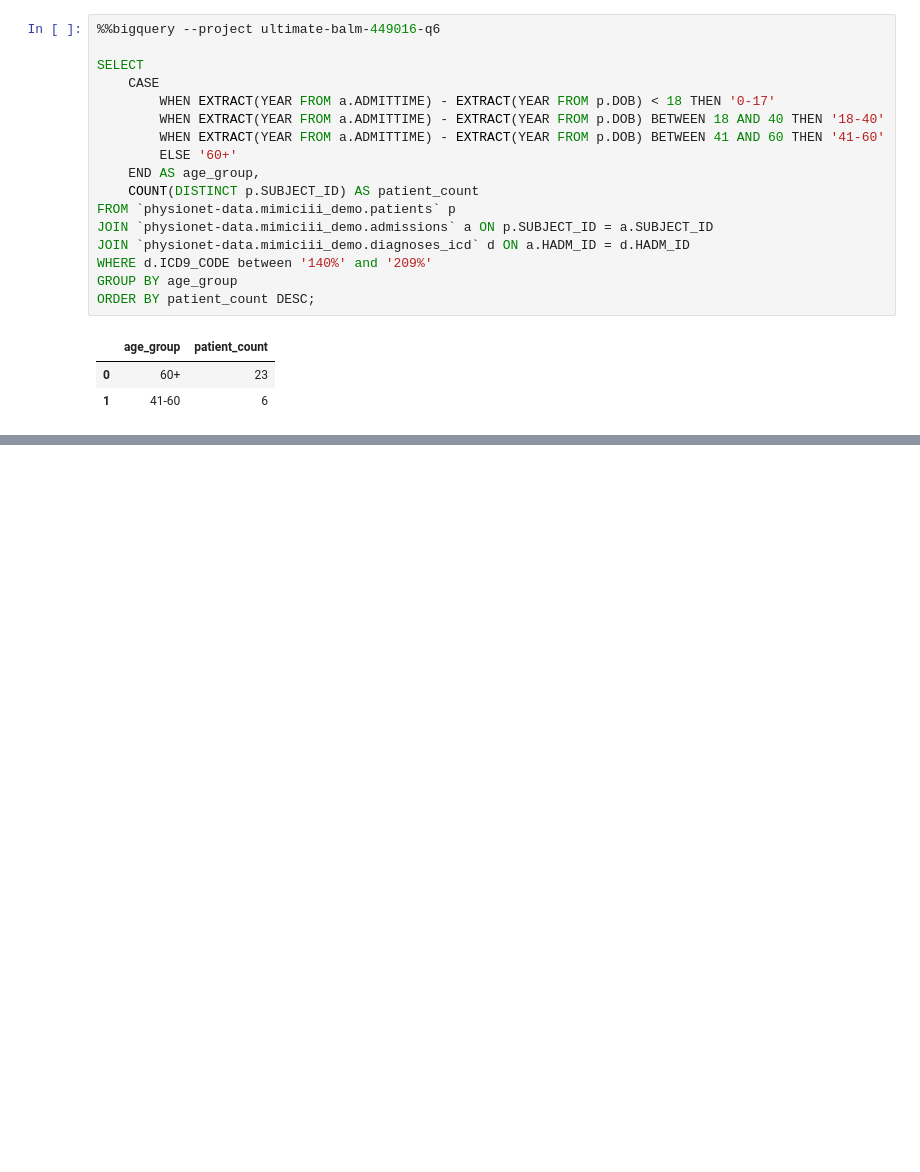
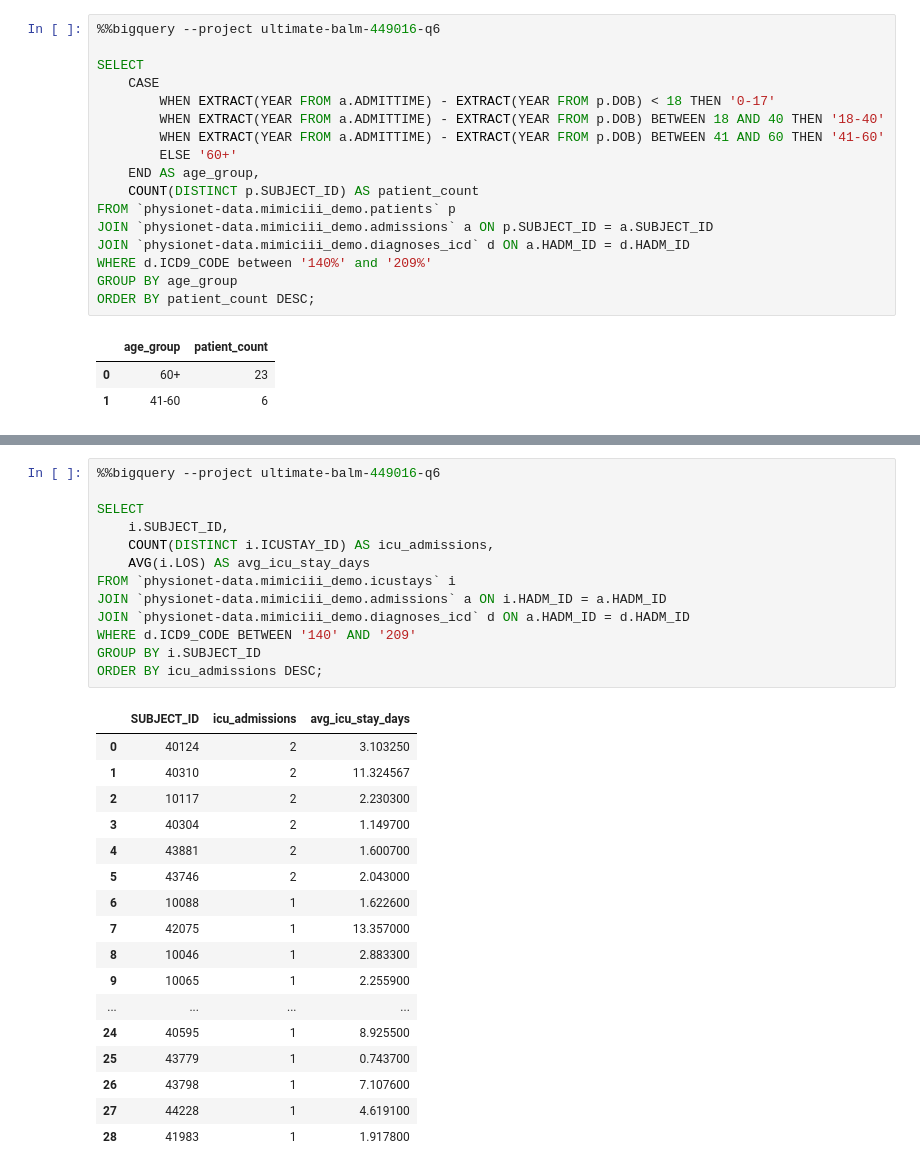
Before and after one commit to enitin-agarwal/azureforaws, a Jupyter notebook: MimiciiiSql.ipynb, the cells around one changed output, grey strips where cells are left out. Cells and saved outputs as stored; diff of their text form; blank space fills up the shorter version.

```diff
--- a/MimiciiiSql.ipynb
+++ b/MimiciiiSql.ipynb
@@ -326,3 +326,34 @@ ORDER BY total_patients DESC;
 | 1 | UNKNOWN/NOT SPECIFIED | 5 |
 | 2 | ASIAN | 1 |
 | 3 | UNABLE TO OBTAIN | 1 |
+# %%
+%%bigquery --project ultimate-balm-449016-q6
+
+SELECT
+    i.SUBJECT_ID,
+    COUNT(DISTINCT i.ICUSTAY_ID) AS icu_admissions,
+    AVG(i.LOS) AS avg_icu_stay_days
+FROM `physionet-data.mimiciii_demo.icustays` i
+JOIN `physionet-data.mimiciii_demo.admissions` a ON i.HADM_ID = a.HADM_ID
+JOIN `physionet-data.mimiciii_demo.diagnoses_icd` d ON a.HADM_ID = d.HADM_ID
+WHERE d.ICD9_CODE BETWEEN '140' AND '209'
+GROUP BY i.SUBJECT_ID
+ORDER BY icu_admissions DESC;
+# %% [output]
+|  | SUBJECT_ID | icu_admissions | avg_icu_stay_days |
+| 0 | 40124 | 2 | 3.103250 |
+| 1 | 40310 | 2 | 11.324567 |
+| 2 | 10117 | 2 | 2.230300 |
+| 3 | 40304 | 2 | 1.149700 |
+| 4 | 43881 | 2 | 1.600700 |
+| 5 | 43746 | 2 | 2.043000 |
+| 6 | 10088 | 1 | 1.622600 |
+| 7 | 42075 | 1 | 13.357000 |
+| 8 | 10046 | 1 | 2.883300 |
+| 9 | 10065 | 1 | 2.255900 |
+| ... | ... | ... | ... |
+| 24 | 40595 | 1 | 8.925500 |
+| 25 | 43779 | 1 | 0.743700 |
+| 26 | 43798 | 1 | 7.107600 |
+| 27 | 44228 | 1 | 4.619100 |
+| 28 | 41983 | 1 | 1.917800 |
```
Also changed, not shown: parts of 4 cells of this notebook.
